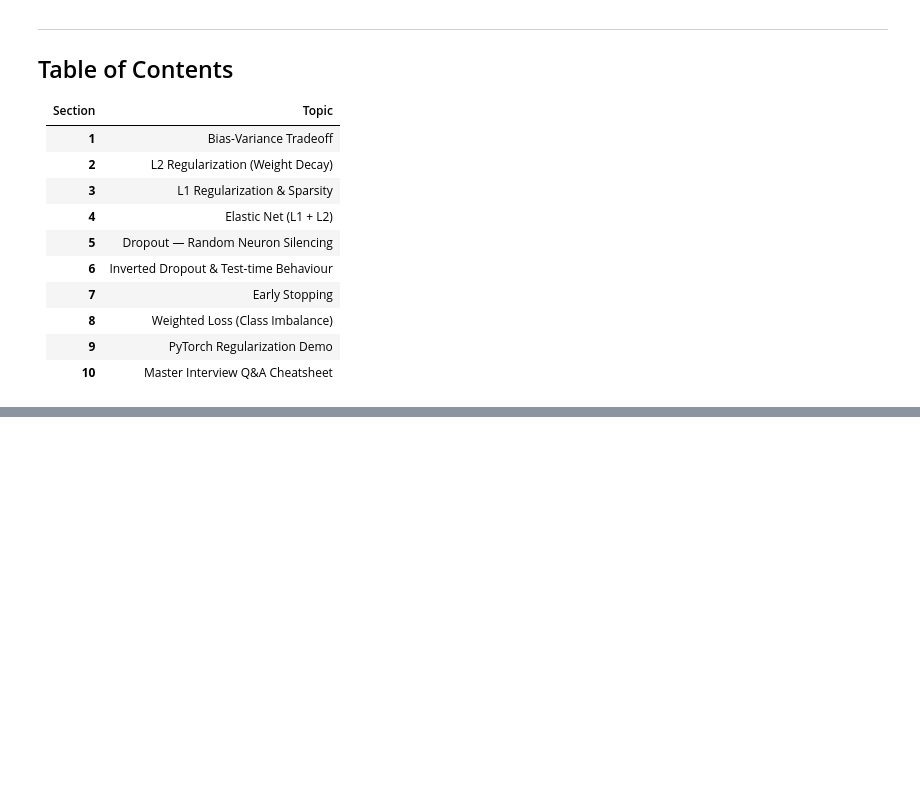
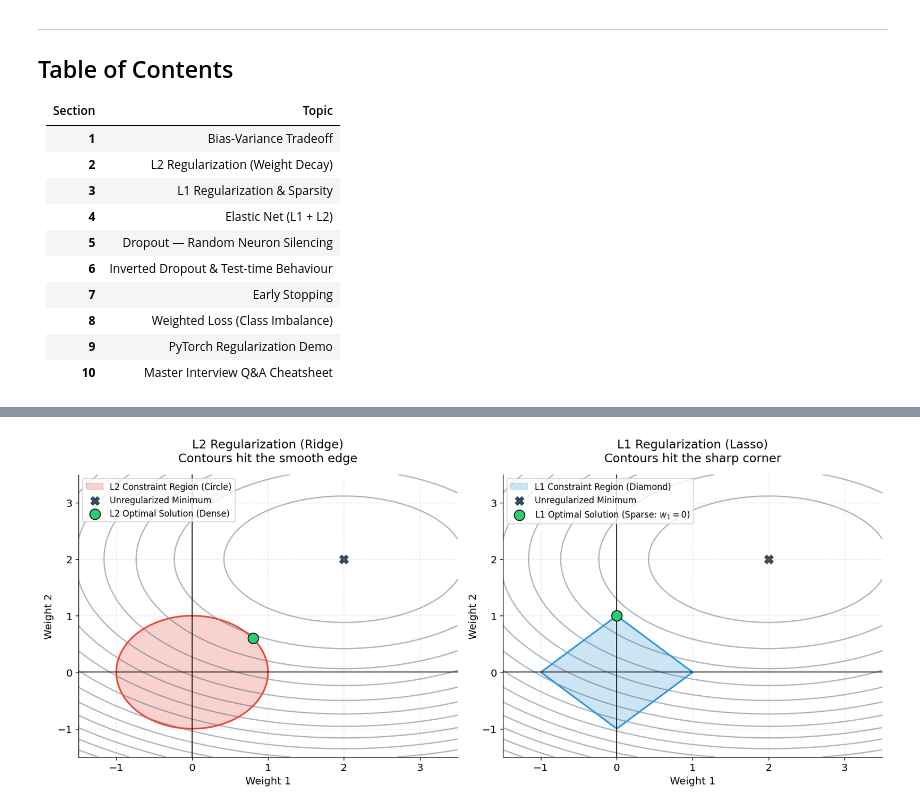
Before and after one commit to Lmalviya/deeplearning, a Jupyter notebook: notes/04_regularization.ipynb, the cells around one changed output, grey strips where cells are left out. Drawn from its saved outputs; the diff is of its cells as text; code cells hidden in the pictures; blank space fills up the shorter version.

Commit message:
feat: Add comprehensive notes on regularization techniques and the bias-variance tradeoff in deep learning.

```diff
--- a/notes/04_regularization.ipynb
+++ b/notes/04_regularization.ipynb
@@ -319,2 +454,88 @@ Its corners lie on the axes. Loss contours tend to intersect these corners → e
+# %%
+# Visualization of L1 (Diamond) vs L2 (Circle) Regularization Geometry
+import numpy as np
+import matplotlib.pyplot as plt
+
+# 1. Define the True Unregularized Loss function
+# A simple 2D quadratic bowl centered at (w1=2, w2=2)
+def compute_loss(w1, w2):
+    return (w1 - 2)**2 + 2*(w2 - 2)**2
+
+# Create the 2D grid space
+w1_vals = np.linspace(-1.5, 3.5, 200)
+w2_vals = np.linspace(-1.5, 3.5, 200)
+W1, W2 = np.meshgrid(w1_vals, w2_vals)
+L = compute_loss(W1, W2)
+
+fig, axes = plt.subplots(1, 2, figsize=(14, 6))
+
+# Define plotting colors
+contour_color = '#34495e'
+fill_color = '#e74c3c'
+optimal_pt_color = '#2ecc71'
+
+# ----------------------------------------------------
+# Plot 1: L2 Regularization (The Smooth Circle)
+# ----------------------------------------------------
+ax = axes[0]
+# Plot the unregularized loss contours
+ax.contour(W1, W2, L, levels=15, colors=contour_color, alpha=0.4, linewidths=1.5)
+
+# L2 Constraint Boundary (w1^2 + w2^2 <= r^2)
+theta = np.linspace(0, 2*np.pi, 100)
+r = 1.0
+l2_x = r * np.cos(theta)
+l2_y = r * np.sin(theta)
+ax.fill(l2_x, l2_y, color=fill_color, alpha=0.25, label='L2 Constraint Region (Circle)')
+ax.plot(l2_x, l2_y, color=fill_color, linewidth=2)
+
+# Unregularized Minimum
+ax.scatter([2], [2], color=contour_color, s=100, marker='X', label='Unregularized Minimum')
+
+# Regularized Minimum (The touch point)
+# Mathematically, the tangent point is roughly at (0.8, 0.6)
+ax.scatter([0.8], [0.6], color=optimal_pt_color, s=150, zorder=5, edgecolors='black', label='L2 Optimal Solution (Dense)')
+
+ax.set_title('L2 Regularization (Ridge)\nContours hit the smooth edge', fontsize=14, pad=15)
+ax.set_xlabel('Weight 1', fontsize=12)
+ax.set_ylabel('Weight 2', fontsize=12)
+ax.axhline(0, color='black', linewidth=1)
+ax.axvline(0, color='black', linewidth=1)
+ax.grid(True, linestyle='--', alpha=0.3)
+ax.legend(loc='upper left', fontsize=10)
+
+# ----------------------------------------------------
+# Plot 2: L1 Regularization (The Sharp Diamond)
+# ----------------------------------------------------
+ax = axes[1]
+# Plot the unregularized loss contours
+ax.contour(W1, W2, L, levels=15, colors=contour_color, alpha=0.4, linewidths=1.5)
+
+# L1 Constraint Boundary (|w1| + |w2| <= r)
+r = 1.0
+l1_x = [0, r, 0, -r, 0]
+l1_y = [r, 0, -r, 0, r]
+ax.fill(l1_x, l1_y, color='#3498db', alpha=0.25, label='L1 Constraint Region (Diamond)')
+ax.plot(l1_x, l1_y, color='#3498db', linewidth=2)
+
+# Unregularized Minimum
+ax.scatter([2], [2], color=contour_color, s=100, marker='X', label='Unregularized Minimum')
+
+# Regularized Minimum (The hit point on the corner)
+# The contour naturally hits the top corner first
+ax.scatter([0], [1], color=optimal_pt_color, s=150, zorder=5, edgecolors='black', label='L1 Optimal Solution (Sparse: $w_1=0$)')
+
+ax.set_title('L1 Regularization (Lasso)\nContours hit the sharp corner', fontsize=14, pad=15)
+ax.set_xlabel('Weight 1', fontsize=12)
+ax.set_ylabel('Weight 2', fontsize=12)
+ax.axhline(0, color='black', linewidth=1)
+ax.axvline(0, color='black', linewidth=1)
+ax.grid(True, linestyle='--', alpha=0.3)
+ax.legend(loc='upper left', fontsize=10)
+
+plt.tight_layout()
+plt.show()
+# %% [output]
+[figure, added]
 # %%
 # Figure 3: L1 Regularization — sparsity, diamond constraint, L1 vs L2
```
Also changed, not shown: parts of 28 cells of this notebook.
